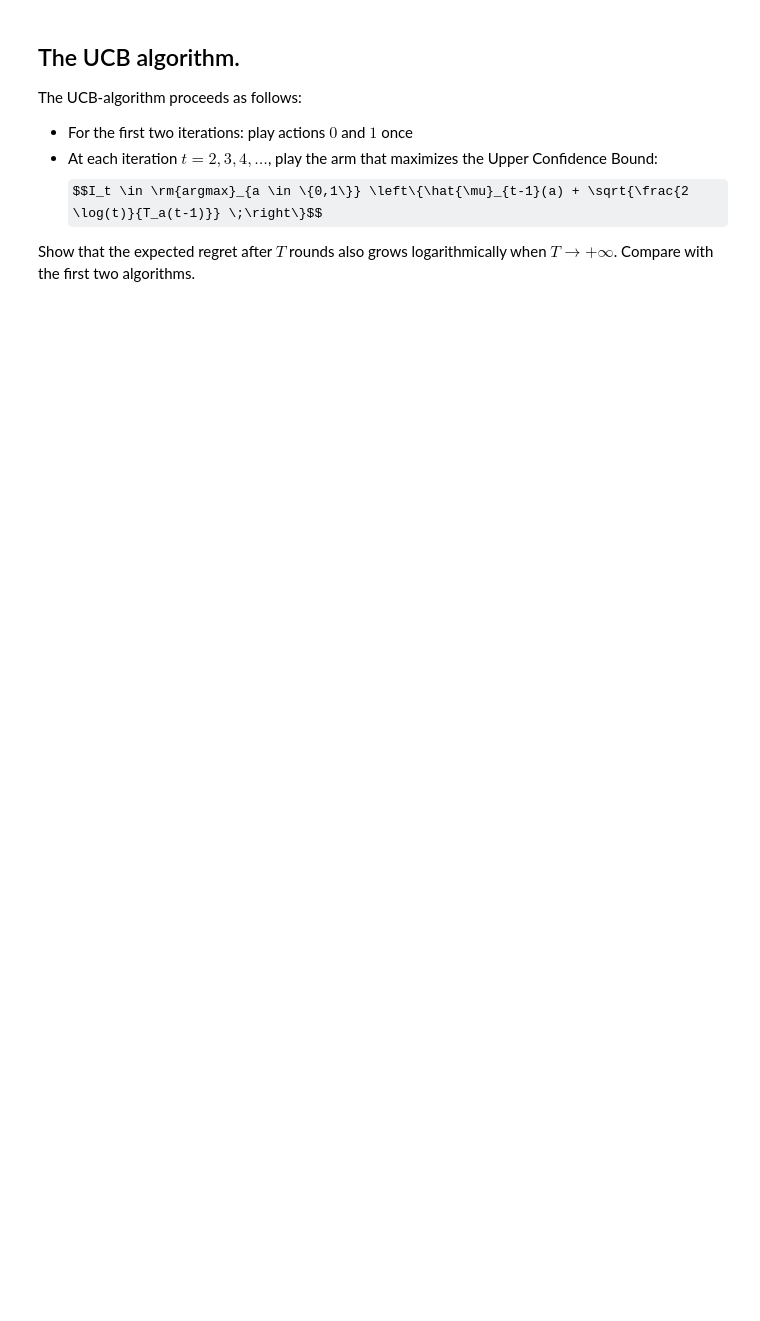
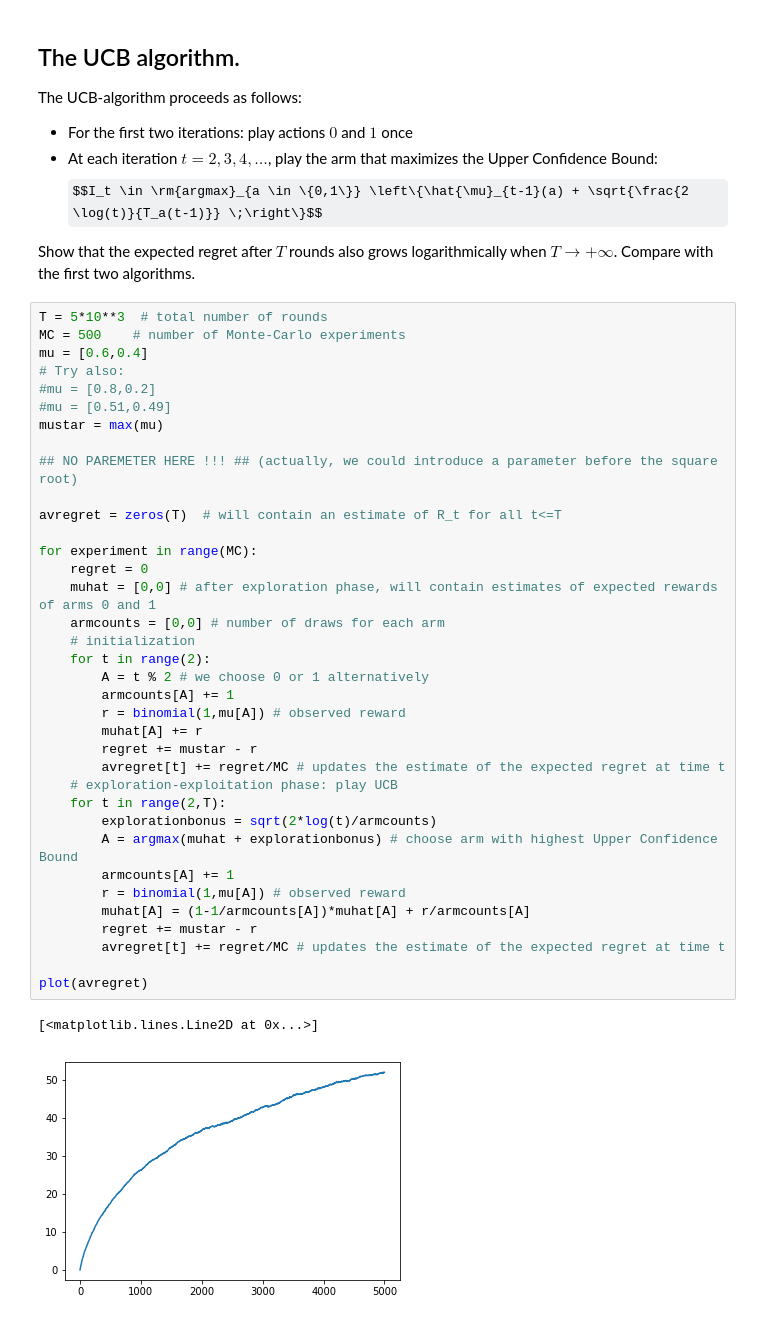
Before and after one commit to wikistat/MLTraining, a Jupyter notebook: Notebooks/intro-bandits.ipynb, the cells around one changed output. Cells and saved outputs as stored; diff of their text form; some formulas as TeX source; blank space fills up the shorter version.

```diff
--- a/Notebooks/intro-bandits.ipynb
+++ b/Notebooks/intro-bandits.ipynb
@@ -55,3 +137,42 @@ The UCB-algorithm proceeds as follows:
 $$I_t \in \rm{argmax}_{a \in \{0,1\}} \left\{\hat{\mu}_{t-1}(a) + \sqrt{\frac{2 \log(t)}{T_a(t-1)}} \;\right\}$$
 
 Show that the expected regret after $T$ rounds also grows logarithmically when $T \to +\infty$. Compare with the first two algorithms.
+# %%
+T = 5*10**3  # total number of rounds
+MC = 500    # number of Monte-Carlo experiments
+mu = [0.6,0.4]
+# Try also:
+#mu = [0.8,0.2]
+#mu = [0.51,0.49]
+mustar = max(mu)
+
+## NO PAREMETER HERE !!! ## (actually, we could introduce a parameter before the square root)
+
+avregret = zeros(T)  # will contain an estimate of R_t for all t<=T
+
+for experiment in range(MC):
+    regret = 0
+    muhat = [0,0] # after exploration phase, will contain estimates of expected rewards of arms 0 and 1
+    armcounts = [0,0] # number of draws for each arm
+    # initialization
+    for t in range(2):
+        A = t % 2 # we choose 0 or 1 alternatively
+        armcounts[A] += 1
+        r = binomial(1,mu[A]) # observed reward
+        muhat[A] += r
+        regret += mustar - r
+        avregret[t] += regret/MC # updates the estimate of the expected regret at time t
+    # exploration-exploitation phase: play UCB
+    for t in range(2,T):
+        explorationbonus = sqrt(2*log(t)/armcounts)
+        A = argmax(muhat + explorationbonus) # choose arm with highest Upper Confidence Bound
+        armcounts[A] += 1
+        r = binomial(1,mu[A]) # observed reward
+        muhat[A] = (1-1/armcounts[A])*muhat[A] + r/armcounts[A]
+        regret += mustar - r
+        avregret[t] += regret/MC # updates the estimate of the expected regret at time t
+
+plot(avregret)
+# %% [output]
+[<matplotlib.lines.Line2D at 0x...>]
+[figure, added]
```
Also changed, not shown: parts of 5 cells of this notebook.
